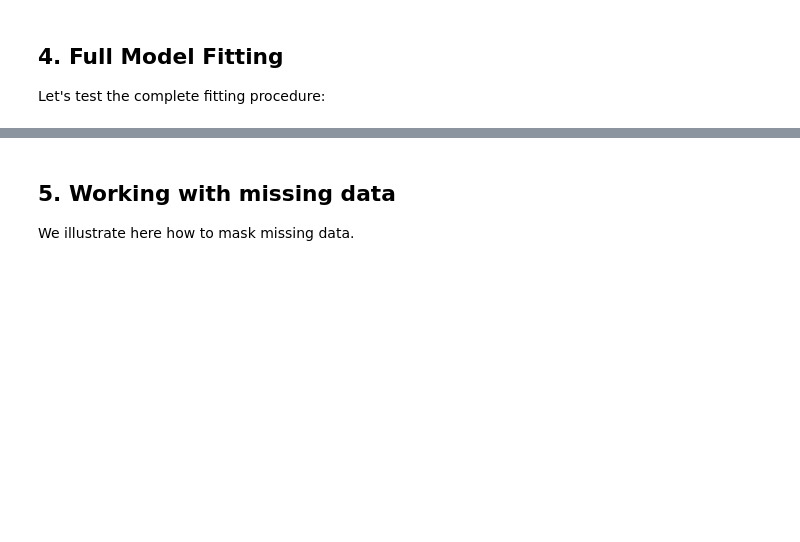
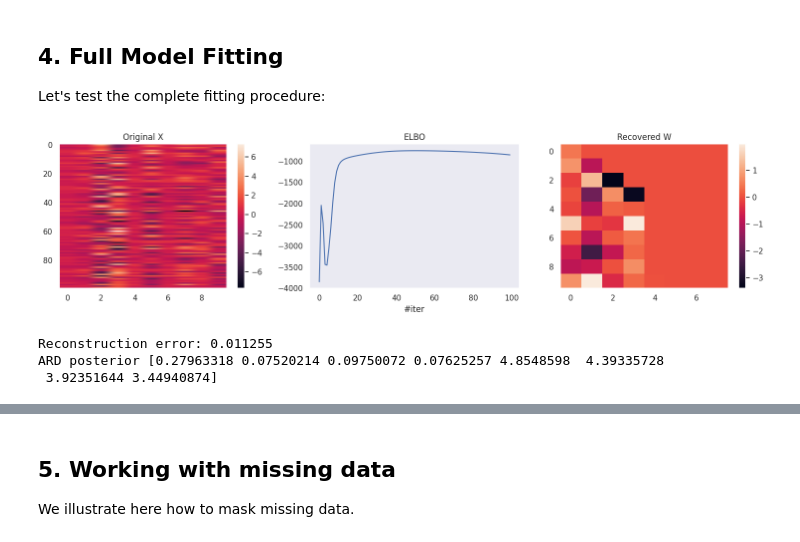
Before and after one commit to dimarkov/sppcax, a Jupyter notebook: examples/debug_factor_analysis.ipynb, the cells around one changed output, grey strips where cells are left out. Cells and saved outputs as stored; diff of their text form; code cells hidden in the pictures; blank space fills up the shorter version.

```diff
--- a/examples/debug_factor_analysis.ipynb
+++ b/examples/debug_factor_analysis.ipynb
@@ -204,5 +211,51 @@ M-step computation:
 ## 4. Full Model Fitting
 
 Let's test the complete fitting procedure:
+# %%
+from sppcax.models import fit, transform, inverse_transform
+
+# Initialize model
+model = PPCA(n_components=2*n_components, n_features=n_features)
+
+# Fit model
+fitted_model, elbos = fit(model, X, tol=1e-2)
+
+# Transform data
+qz = transform(fitted_model, X)
+
+# inverse transform returns a multivariate normal distribution
+X_reconstructed = inverse_transform(fitted_model, qz).mean
+
+# Visualize results
+plt.figure(figsize=(15, 4))
+
+plt.subplot(131)
+plt.imshow(X, aspect='auto')
+plt.title('Original X')
+plt.colorbar()
+
+plt.subplot(132)
+plt.plot(elbos)
+plt.title('ELBO')
+plt.xlabel('#iter')
+
+plt.subplot(133)
+plt.imshow(fitted_model.W_dist.mean, aspect='auto')
+plt.title('Recovered W')
+plt.colorbar()
+
+plt.tight_layout()
+plt.show()
+
+# Print reconstruction error
+error = jnp.mean((X - X_reconstructed) ** 2)
+print(f"Reconstruction error: {error:.6f}")
+
+print("ARD posterior", fitted_model.W_dist.gamma.mean)
+# %% [output]
+[figure, added]
+Reconstruction error: 0.011255
+ARD posterior [0.27963318 0.07520214 0.09750072 0.07625257 4.8548598  4.39335728
+ 3.92351644 3.44940874]
 # %%
 # Initialize model
```
Also changed, not shown: parts of 13 cells of this notebook.
